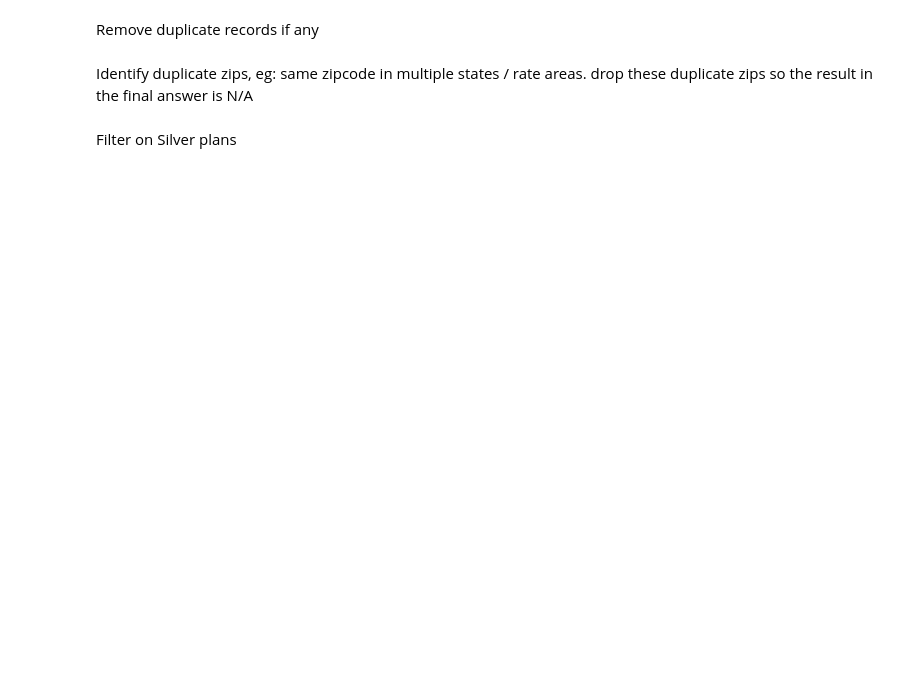
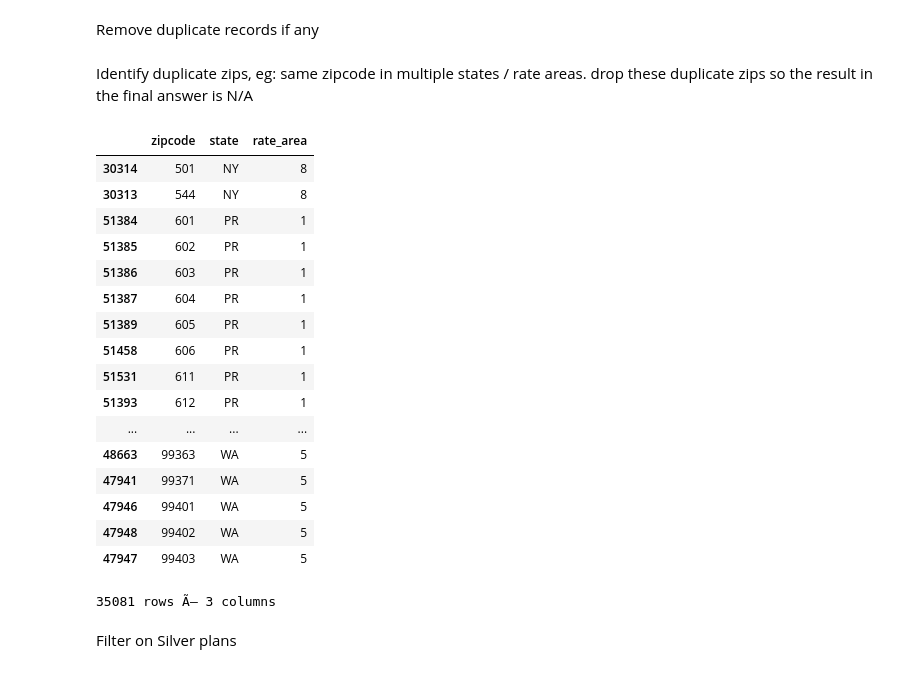
Before and after one commit to megamanics/notebooks, a Jupyter notebook: SLC.ipynb, the cells around one changed output. Cells and saved outputs as stored; diff of their text form; code cells hidden in the pictures; blank space fills up the shorter version.

```diff
--- a/SLC.ipynb
+++ b/SLC.ipynb
@@ -2,7 +2,7 @@
 ## Read CSV
 # %%
 import pandas as pd
-plans = pd.read_csv('https://github.com/megamanics/notebooks/blob/master/plans.csv')
-slc = pd.read_csv('https://github.com/megamanics/notebooks/blob/master/slcsp.csv')
-zips = pd.read_csv('https://github.com/megamanics/notebooks/blob/master/zips.csv')
-zips.head(10)
+plans = pd.read_csv('./plans.csv')
+slc = pd.read_csv('./slcsp.csv')
+zips = pd.read_csv('./zips.csv')
+slc
@@ -16,7 +34,26 @@ drop these duplicate zips so the result in the final answer is N/A
 # %%
 dup_zips = zips[zips.duplicated(['zipcode'], keep=False)].sort_values(['zipcode', 'state', 'rate_area'])
 uniq_zips = zips.drop(dup_zips.index.values)
-uniq_zips.head(10)
+uniq_zips
+# %% [output]
+|  | zipcode | state | rate_area |
+| 30314 | 501 | NY | 8 |
+| 30313 | 544 | NY | 8 |
+| 51384 | 601 | PR | 1 |
+| 51385 | 602 | PR | 1 |
+| 51386 | 603 | PR | 1 |
+| 51387 | 604 | PR | 1 |
+| 51389 | 605 | PR | 1 |
+| 51458 | 606 | PR | 1 |
+| 51531 | 611 | PR | 1 |
+| 51393 | 612 | PR | 1 |
+| ... | ... | ... | ... |
+| 48663 | 99363 | WA | 5 |
+| 47941 | 99371 | WA | 5 |
+| 47946 | 99401 | WA | 5 |
+| 47948 | 99402 | WA | 5 |
+| 47947 | 99403 | WA | 5 |
+35081 rows Ã— 3 columns
 # %% [markdown]
 Filter on Silver plans
 # %%
```
Also changed, not shown: parts of 4 cells of this notebook.
